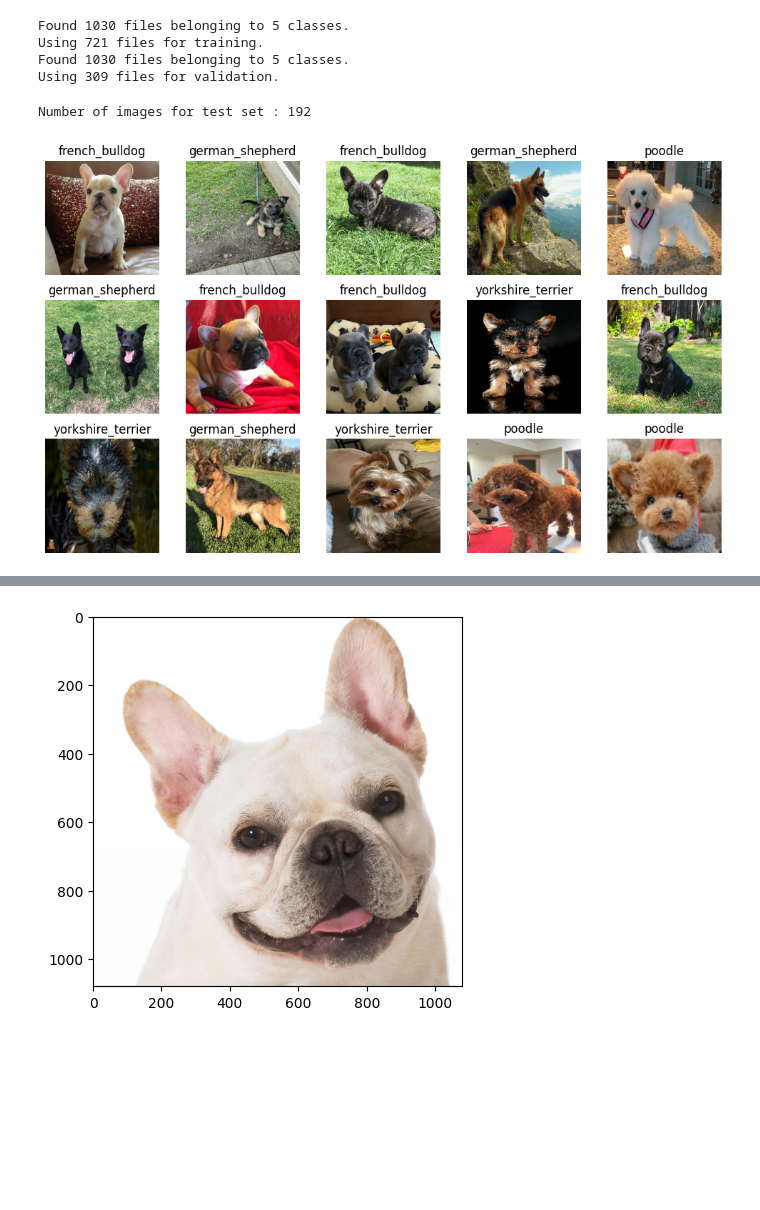
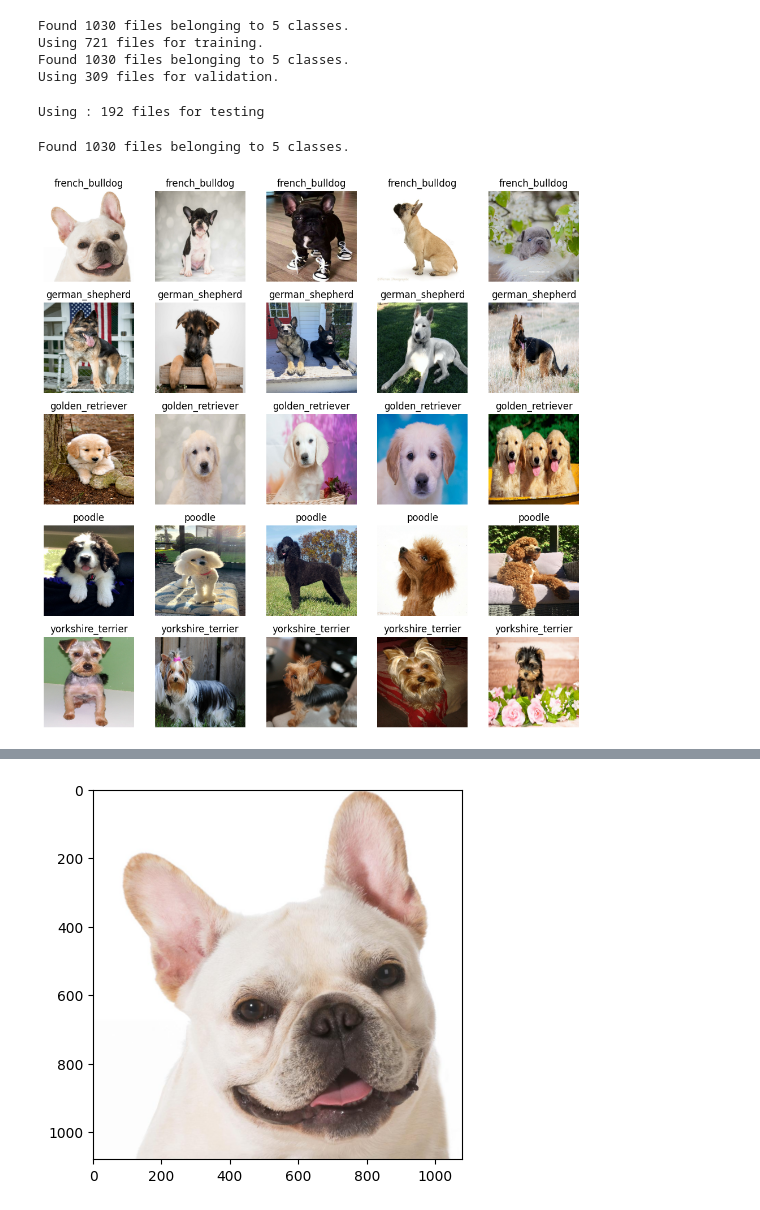
Before and after one commit to trizkynoviandy/dog_breed_classification, a Jupyter notebook: dog_breed.ipynb, the cells around one changed output, grey strips where cells are left out. Drawn from its saved outputs; the diff is of its cells as text; code cells hidden in the pictures; blank space fills up the shorter version.

```diff
--- a/dog_breed.ipynb
+++ b/dog_breed.ipynb
@@ -53,25 +52,41 @@ Using 309 files for validation.
 val_batches = tf.data.experimental.cardinality(val_ds)
 test_ds = val_ds.take((2*val_batches) // 3)
 val_ds = val_ds.skip((2*val_batches) // 3)
+
+print(f"Using : {len(np.concatenate([i for x, i in test_ds], axis=0))} files for testing")
+# %% [output]
+Using : 192 files for testing
-# %%
-print(f"Number of images for test set : {len(np.concatenate([i for x, i in test_ds], axis=0))}")
-# %% [output]
-Number of images for test set : 192
 # %%
-image_batch, label_batch = next(iter(train_ds))
-images_to_show = image_batch[:15]
-class_names = train_ds.class_names
+data_temp = tf.keras.utils.image_dataset_from_directory(
+    data_dir,
+    batch_size=5,
+    shuffle=False,
+    seed=123,
+)
 
-fig, axes = plt.subplots(3, 5, figsize=(10,6))
+class_names = data_temp.class_names
+
+fig, axes = plt.subplots(5, 5, figsize=(10,10))
 axes = axes.flatten()
-for img, label, ax in zip(images_to_show, label_batch[:15], axes):
-    ax.imshow(img.numpy().astype("uint8"))
-    ax.set_title(class_names[label.numpy().argmax()])
-    ax.axis('off')
+
+for i, cls in enumerate(class_names):
+    j = 0
+
+    for img, label in data_temp:
+        if label[0] == i:
+            ax = axes[i*5 + j]
+            ax.imshow(img[0].numpy().astype("uint8"))
+            ax.set_title(cls)
+            ax.axis('off')
+            j += 1
+            if j == 5:
+                break
+
 plt.tight_layout()
 plt.show()
 # %% [output]
+Found 1030 files belonging to 5 classes.
-[figure, old version]
+[figure, new version]
 # %%
 inputs = tf.keras.Input(shape=input_shape)
 x = tf.keras.layers.Lambda(preprocess_input)(inputs)
```
Also changed, not shown: parts of 12 cells of this notebook.
